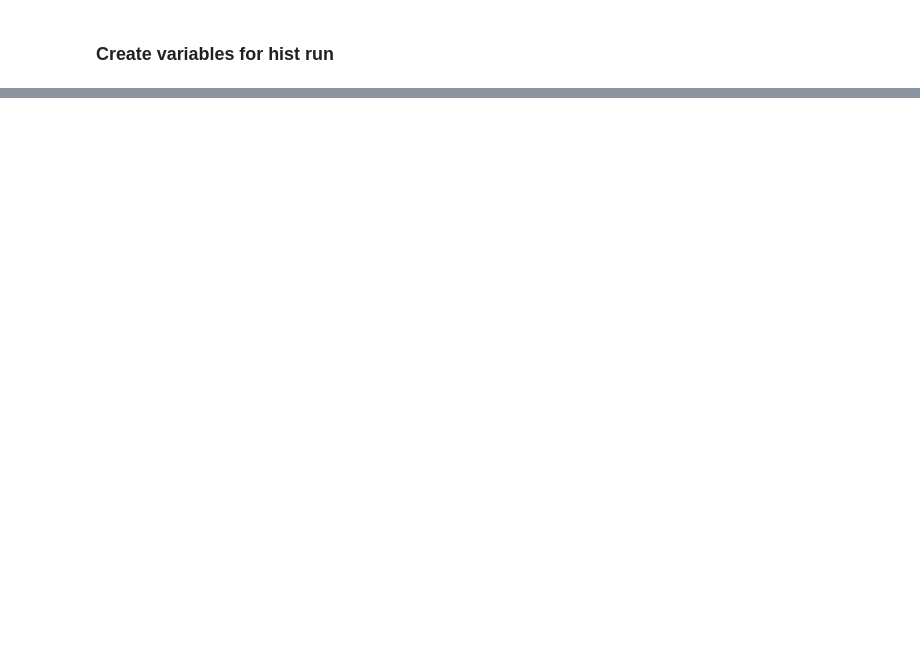
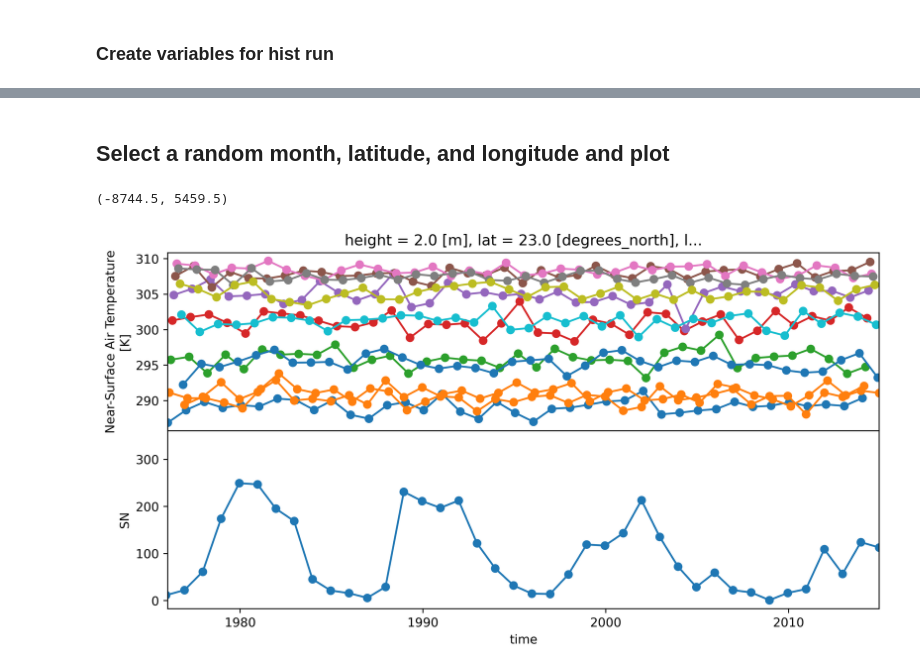
Before and after one commit to jack-eddy-symposium/interconnection-sun-climate, a Jupyter notebook: data_science_analysis/causality_analysis/tas_cmip6_causality.ipynb, the cells around one changed output, grey strips where cells are left out. Cells and saved outputs as stored; diff of their text form; code cells hidden in the pictures; blank space fills up the shorter version.

Commit message:
Read and create monthly, lat, lon surface temperature xarrays

```diff
--- a/data_science_analysis/causality_analysis/tas_cmip6_causality.ipynb
+++ b/data_science_analysis/causality_analysis/tas_cmip6_causality.ipynb
@@ -87,0 +66,9 @@ for file in solFiles:
+# %%
+
+hist_sol = None
+for file in solFiles:
+    if hist_sol is None:
+        hist_sol = xr.open_dataset(file)
+    else:
+        hist_sol = hist_sol.combine_first(xr.open_dataset(file))
+hist_sol
@@ -156,0 +95,8 @@ histCmipDf = histCmipDf.set_index(['Year', 'Month', 'Lat', 'Lon'])
+# %%
+hist_all = None
+for file in histFiles:
+    if hist_all is None:
+        hist_all = xr.open_dataset(file)
+    else:
+        hist_all = hist_all.combine_first(xr.open_dataset(file))
+hist_all
@@ -156,0 +121,35 @@ histCmipDf = histCmipDf.set_index(['Year', 'Month', 'Lat', 'Lon'])
+# %% [markdown]
+## Select a random month, latitude, and longitude and plot
+# %%
+month = np.random.randint(1,12)
+lat = hist_sol.lat.data[np.random.randint(0, hist_sol.lat.shape[0]-1)]
+lon = hist_sol.lon.data[np.random.randint(0, hist_sol.lon.shape[0]-1)]
+
+
+fig = plt.figure(figsize=2*np.array([4, 2]), dpi=500)
+gs0 = fig.add_gridspec(2, 1, wspace=0.15, hspace=0, left=0, right=1, bottom=0, top=1)
+
+ax = fig.add_subplot(gs0[0, 0])
+# sol_slice.plot(ax=ax)
+
+
+for month in np.arange(1,13):
+
+
+
+
+    sol_slice = hist_sol.groupby('time.month')[month].groupby('lat')[lat].groupby('lon')[lon]['tas']
+    all_slice = hist_all.groupby('time.month')[month].groupby('lat')[lat].groupby('lon')[lon]['tas']
+    SN_slice = SN.groupby('time.month')[month]['SN']
+
+
+    all_slice.plot(ax=ax, marker='o')
+    ax.set_xlim([np.min(hist_sol.time.data), np.max(hist_sol.time.data)])
+
+
+ax = fig.add_subplot(gs0[1, 0])
+SN_slice.plot(ax=ax, marker='o')
+ax.set_xlim([np.min(hist_sol.time.data), np.max(hist_sol.time.data)])
+# %% [output]
+(-8744.5, 5459.5)
+[figure, added]
```
Also changed, not shown: parts of 11 cells of this notebook, 2 other files.
